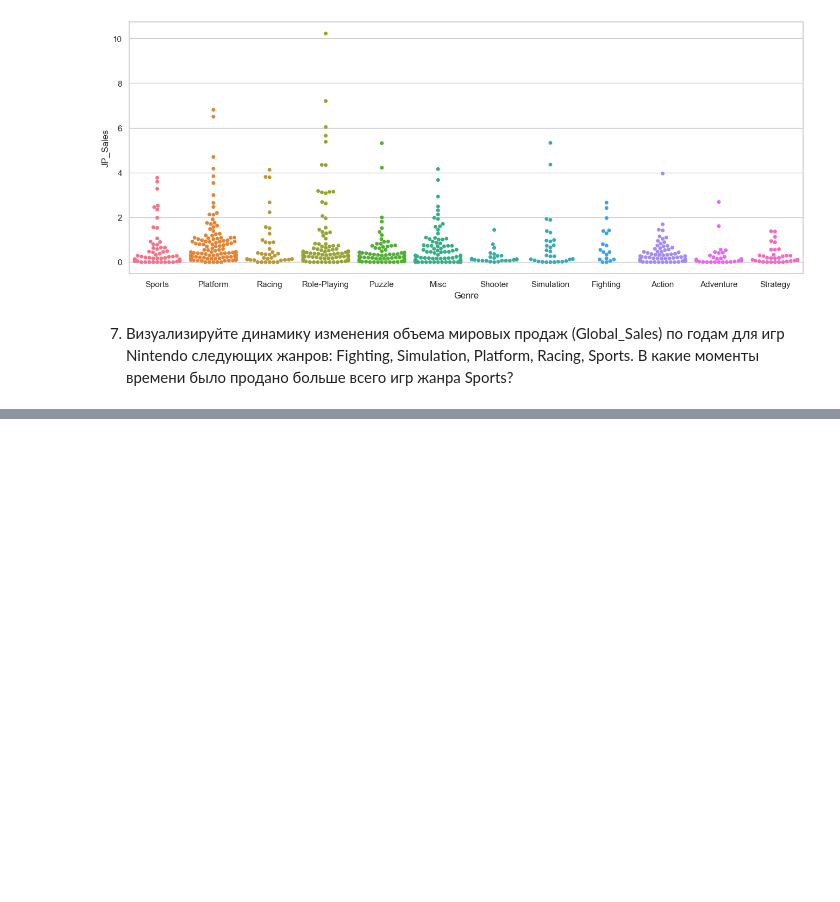
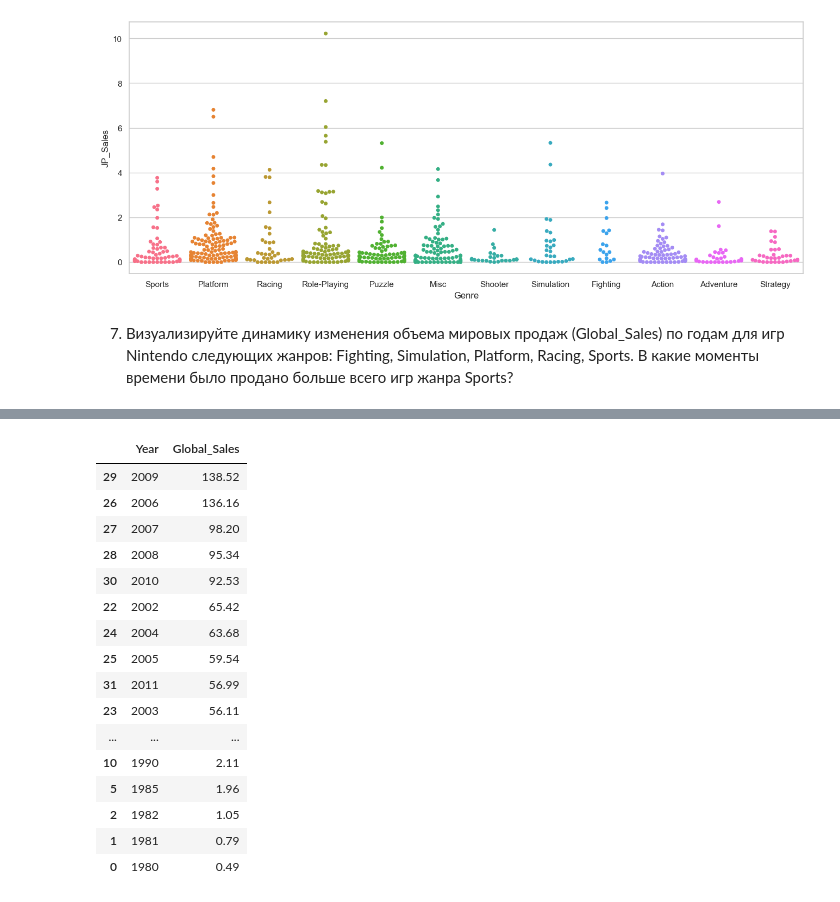
Before and after one commit to Praldmur/Simulation, a Jupyter notebook: 6_mod/1.ipynb, the cells around one changed output, grey strips where cells are left out. Cells and saved outputs as stored; diff of their text form; code cells hidden in the pictures; blank space fills up the shorter version.

```diff
--- a/6_mod/1.ipynb
+++ b/6_mod/1.ipynb
@@ -327,0 +377,21 @@ sns.swarmplot(data=df.query("Publisher == 'Nintendo'"), x='Genre', y='JP_Sales',
+# %%
+df.query('Publisher == Nintendo' and 'Genre == "Sports"').groupby('Year', as_index=False).agg({'Global_Sales': 'sum'})\
+    .sort_values(by= 'Global_Sales', ascending=False)
+# %% [output]
+|  | Year | Global_Sales |
+| 29 | 2009 | 138.52 |
+| 26 | 2006 | 136.16 |
+| 27 | 2007 | 98.20 |
+| 28 | 2008 | 95.34 |
+| 30 | 2010 | 92.53 |
+| 22 | 2002 | 65.42 |
+| 24 | 2004 | 63.68 |
+| 25 | 2005 | 59.54 |
+| 31 | 2011 | 56.99 |
+| 23 | 2003 | 56.11 |
+| ... | ... | ... |
+| 10 | 1990 | 2.11 |
+| 5 | 1985 | 1.96 |
+| 2 | 1982 | 1.05 |
+| 1 | 1981 | 0.79 |
+| 0 | 1980 | 0.49 |
```
Also changed, not shown: parts of 6 cells of this notebook.
